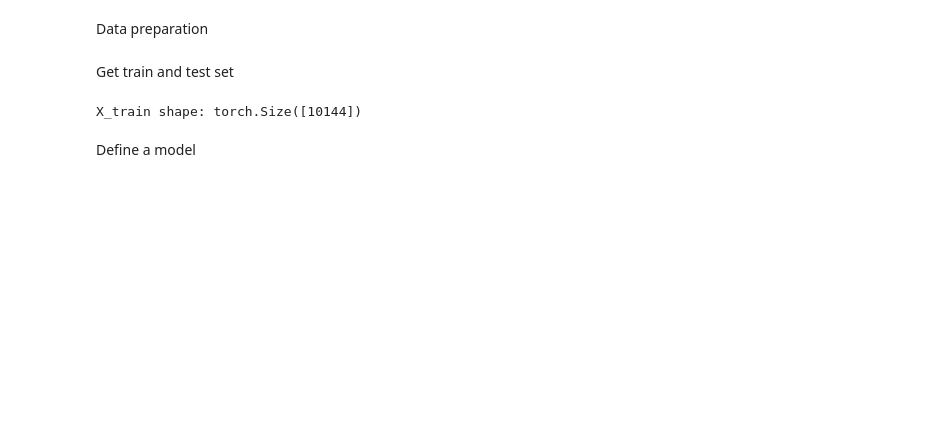
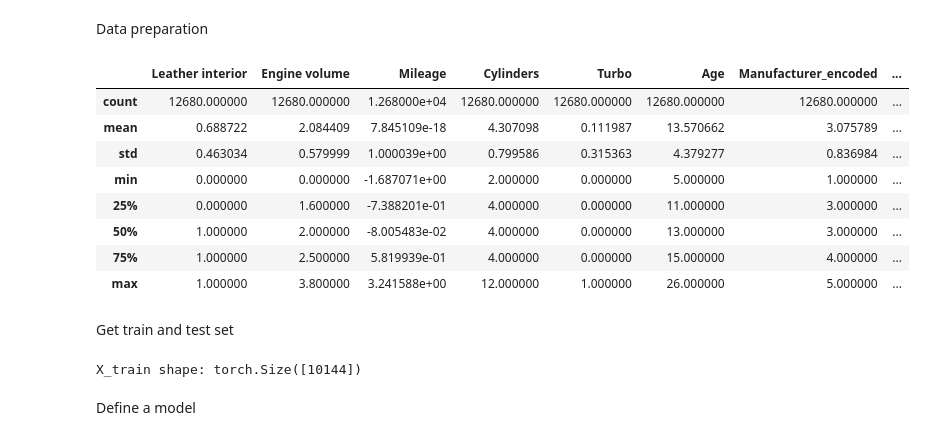
Before and after one commit to Harborg1/Model-Based-ML, a Jupyter notebook: model_based_ml_project.ipynb, the cells around one changed output. Saved outputs shown, nothing was run; the diff lists cells and outputs as text; code cells hidden in the pictures; blank space fills up the shorter version.

```diff
--- a/model_based_ml_project.ipynb
+++ b/model_based_ml_project.ipynb
@@ -976,21 +973,27 @@ Data preparation
 # %%
 from sklearn.preprocessing import StandardScaler
 
-categorical_cols = ['Category', 'Gear box type']  # exemple
 
-X_cat_onehot = pd.get_dummies(df_pgm1[categorical_cols]).astype(int)
-X_onehot = pd.concat([df_pgm1, X_cat_onehot], axis=1)
-
-X = X_onehot.drop(columns=['Price','Airbags','Drive wheels', 'Gear box type', 'Category','Manufacturer','Levy',],)
+X = df_pgm1.drop(columns=['Price','Airbags', 'Gear box type', 'Category','Manufacturer','Levy','Drive_4x4','Drive_Front','Drive_Rear','Drive wheels'],)
 y = df_pgm1['Price']
 
 #Normalisation : Maybe add Age, Cylinders, Engine Volume later
 columns_to_scale =['Mileage']
 scaler = StandardScaler()
 X_scaled = X.copy()
 X_scaled[columns_to_scale] = scaler.fit_transform(X_scaled[columns_to_scale])
+y_scaled = y/1000
 X_scaled.describe()
-y_scaled = y/1000
+# %% [output]
+|  | Leather interior | Engine volume | Mileage | Cylinders | Turbo | Age | Manufacturer_encoded | ... |
+| count | 12680.000000 | 12680.000000 | 1.268000e+04 | 12680.000000 | 12680.000000 | 12680.000000 | 12680.000000 | ... |
+| mean | 0.688722 | 2.084409 | 7.845109e-18 | 4.307098 | 0.111987 | 13.570662 | 3.075789 | ... |
+| std | 0.463034 | 0.579999 | 1.000039e+00 | 0.799586 | 0.315363 | 4.379277 | 0.836984 | ... |
+| min | 0.000000 | 0.000000 | -1.687071e+00 | 2.000000 | 0.000000 | 5.000000 | 1.000000 | ... |
+| 25% | 0.000000 | 1.600000 | -7.388201e-01 | 4.000000 | 0.000000 | 11.000000 | 3.000000 | ... |
+| 50% | 1.000000 | 2.000000 | -8.005483e-02 | 4.000000 | 0.000000 | 13.000000 | 3.000000 | ... |
+| 75% | 1.000000 | 2.500000 | 5.819939e-01 | 4.000000 | 0.000000 | 15.000000 | 4.000000 | ... |
+| max | 1.000000 | 3.800000 | 3.241588e+00 | 12.000000 | 1.000000 | 26.000000 | 5.000000 | ... |
 # %% [markdown]
 Get train and test set
 # %%
```
Also changed, not shown: parts of 19 cells of this notebook.
